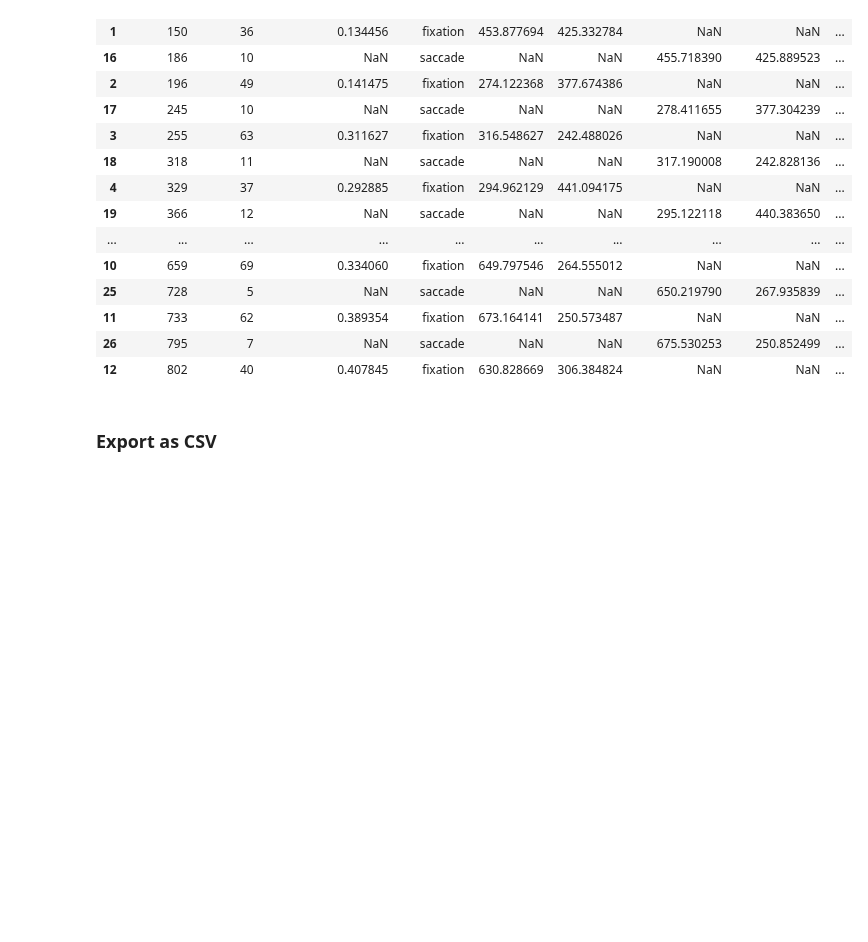
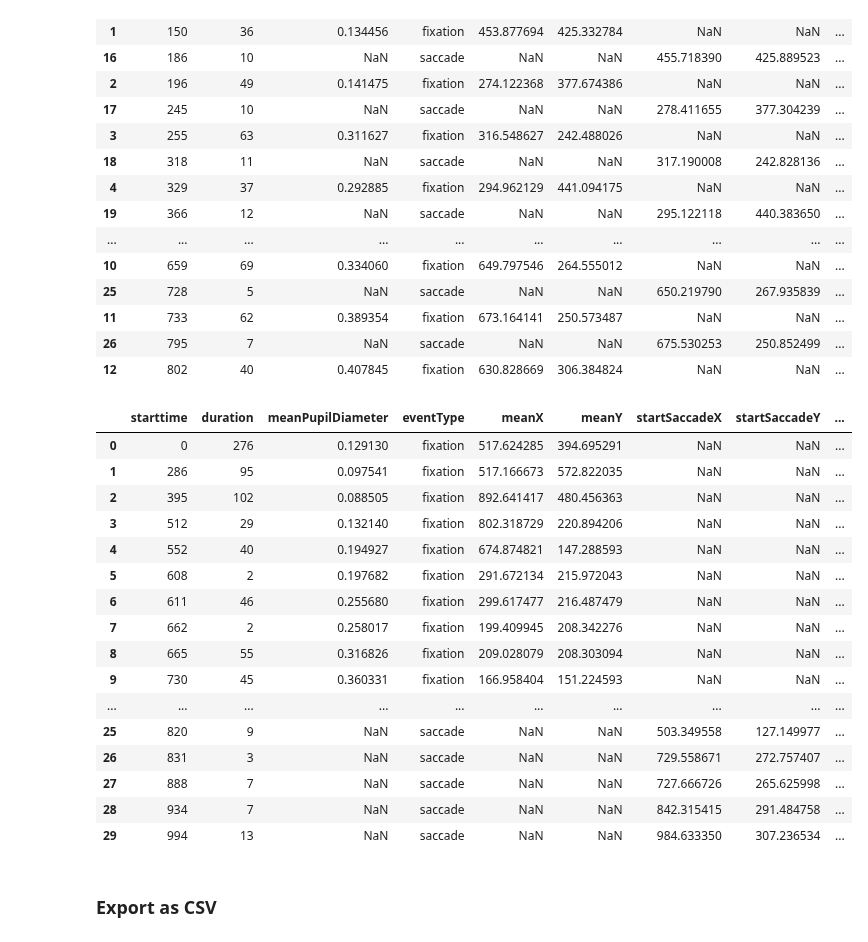
Before and after one commit to kroglkt/CogSci3, a Jupyter notebook: DOVES classifier.ipynb, the cells around one changed output. Saved outputs shown, nothing was run; the diff lists cells and outputs as text; code cells hidden in the pictures; blank space fills up the shorter version.

```diff
--- a/DOVES classifier.ipynb
+++ b/DOVES classifier.ipynb
@@ -970,5 +970,32 @@ list_of_features_dfs[0].sort_values(by=['starttime']).head(25)
 | 11 | 733 | 62 | 0.389354 | fixation | 673.164141 | 250.573487 | NaN | NaN | ... |
 | 26 | 795 | 7 | NaN | saccade | NaN | NaN | 675.530253 | 250.852499 | ... |
 | 12 | 802 | 40 | 0.407845 | fixation | 630.828669 | 306.384824 | NaN | NaN | ... |
+# %%
+k = 0
+for i in range(len(file_names)):
+    for j in range(len(subject_ordered_list)):
+        extra_data = pd.DataFrame({'participantID': [int(j)], 'trialID': [int(i)]})
+        list_of_features_dfs[k] = list_of_features_dfs[k].join(extra_data)
+        k += 1
+# %%
+list_of_features_dfs[113]
+# %% [output]
+|  | starttime | duration | meanPupilDiameter | eventType | meanX | meanY | startSaccadeX | startSaccadeY | ... |
+| 0 | 0 | 276 | 0.129130 | fixation | 517.624285 | 394.695291 | NaN | NaN | ... |
+| 1 | 286 | 95 | 0.097541 | fixation | 517.166673 | 572.822035 | NaN | NaN | ... |
+| 2 | 395 | 102 | 0.088505 | fixation | 892.641417 | 480.456363 | NaN | NaN | ... |
+| 3 | 512 | 29 | 0.132140 | fixation | 802.318729 | 220.894206 | NaN | NaN | ... |
+| 4 | 552 | 40 | 0.194927 | fixation | 674.874821 | 147.288593 | NaN | NaN | ... |
+| 5 | 608 | 2 | 0.197682 | fixation | 291.672134 | 215.972043 | NaN | NaN | ... |
+| 6 | 611 | 46 | 0.255680 | fixation | 299.617477 | 216.487479 | NaN | NaN | ... |
+| 7 | 662 | 2 | 0.258017 | fixation | 199.409945 | 208.342276 | NaN | NaN | ... |
+| 8 | 665 | 55 | 0.316826 | fixation | 209.028079 | 208.303094 | NaN | NaN | ... |
+| 9 | 730 | 45 | 0.360331 | fixation | 166.958404 | 151.224593 | NaN | NaN | ... |
+| ... | ... | ... | ... | ... | ... | ... | ... | ... | ... |
+| 25 | 820 | 9 | NaN | saccade | NaN | NaN | 503.349558 | 127.149977 | ... |
+| 26 | 831 | 3 | NaN | saccade | NaN | NaN | 729.558671 | 272.757407 | ... |
+| 27 | 888 | 7 | NaN | saccade | NaN | NaN | 727.666726 | 265.625998 | ... |
+| 28 | 934 | 7 | NaN | saccade | NaN | NaN | 842.315415 | 291.484758 | ... |
+| 29 | 994 | 13 | NaN | saccade | NaN | NaN | 984.633350 | 307.236534 | ... |
 # %% [markdown]
 ### Export as CSV
```
Also changed, not shown: parts of 6 cells of this notebook, 5 other files.
